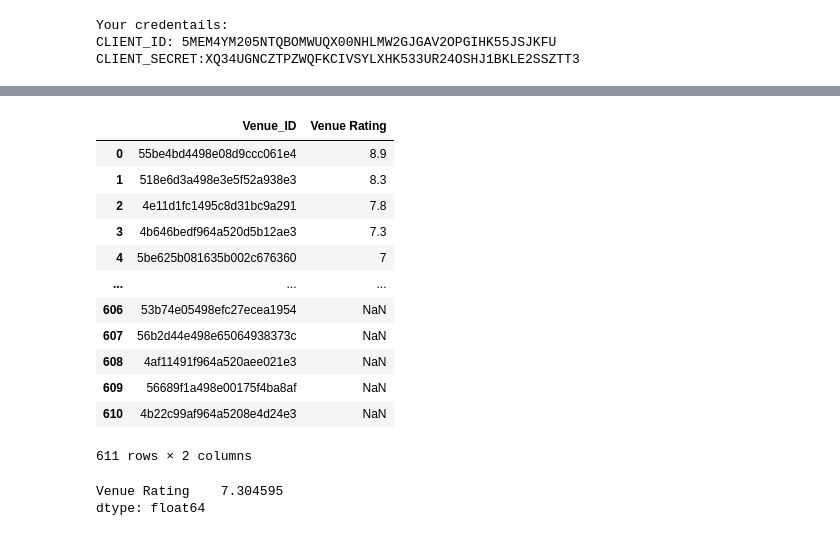
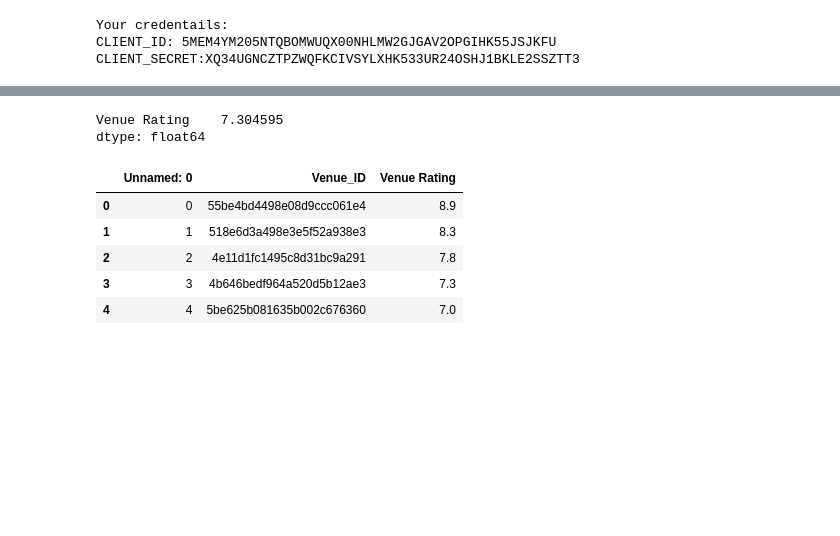
Before and after one commit to JPLue/Coursera_Capstone, a Jupyter notebook: Coursera Capstone Notebook.ipynb, the cells around one changed output, grey strips where cells are left out. Saved outputs shown, nothing was run; the diff lists cells and outputs as text; code cells hidden in the pictures; blank space fills up the shorter version.

```diff
--- a/Coursera Capstone Notebook.ipynb
+++ b/Coursera Capstone Notebook.ipynb
@@ -299,19 +290,3 @@ def getRating(v):
     return(venues_rating)
 # %%
 venues_rating = getRating(v = bia_venues['Venue ID'])
-# %%
-venues_rating
-# %% [output]
-|  | Venue_ID | Venue Rating |
-| 0 | 55be4bd4498e08d9ccc061e4 | 8.9 |
-| 1 | 518e6d3a498e3e5f52a938e3 | 8.3 |
-| 2 | 4e11d1fc1495c8d31bc9a291 | 7.8 |
-| 3 | 4b646bedf964a520d5b12ae3 | 7.3 |
-| 4 | 5be625b081635b002c676360 | 7 |
-| ... | ... | ... |
-| 606 | 53b74e05498efc27ecea1954 | NaN |
-| 607 | 56b2d44e498e65064938373c | NaN |
-| 608 | 4af11491f964a520aee021e3 | NaN |
-| 609 | 56689f1a498e00175f4ba8af | NaN |
-| 610 | 4b22c99af964a5208e4d24e3 | NaN |
-611 rows × 2 columns
@@ -324,0 +301,9 @@ venues_rating.to_csv('Data/venues_rating.csv')
+# %%
+venues_rating.head()
+# %% [output]
+|  | Unnamed: 0 | Venue_ID | Venue Rating |
+| 0 | 0 | 55be4bd4498e08d9ccc061e4 | 8.9 |
+| 1 | 1 | 518e6d3a498e3e5f52a938e3 | 8.3 |
+| 2 | 2 | 4e11d1fc1495c8d31bc9a291 | 7.8 |
+| 3 | 3 | 4b646bedf964a520d5b12ae3 | 7.3 |
+| 4 | 4 | 5be625b081635b002c676360 | 7.0 |
```
Also changed, not shown: parts of 26 cells of this notebook.
